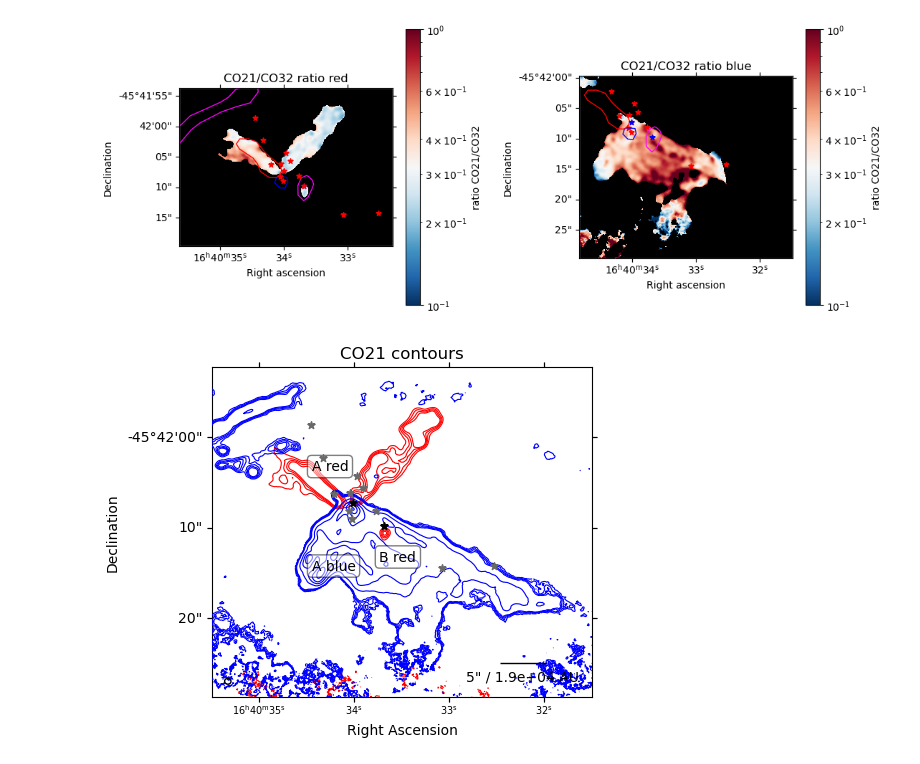
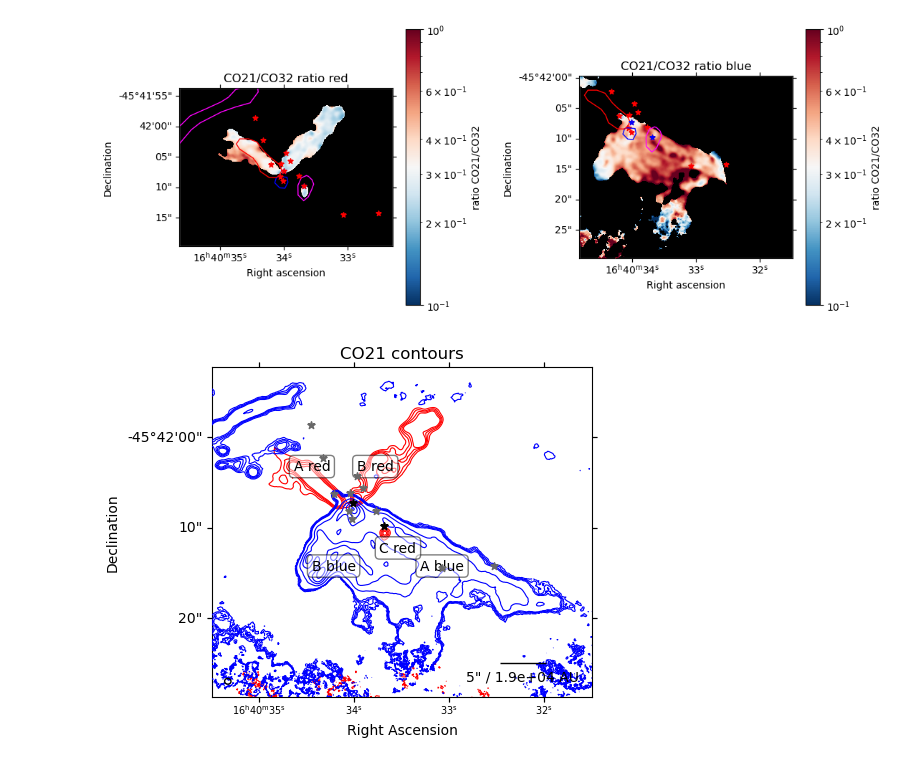
Before and after one commit to femkeballieux/master_project_2, a Jupyter notebook: code/LTERadtrans_RotDiagram_G338.93.ipynb, the cells around one changed output. Cells and saved outputs as stored; diff of their text form; code cells hidden in the pictures.

```diff
--- a/code/LTERadtrans_RotDiagram_G338.93.ipynb
+++ b/code/LTERadtrans_RotDiagram_G338.93.ipynb
@@ -631,34 +631,36 @@ ax.contour(B6_blue_clip.value, levels=contourlevels_blue, colors='blue', linewid
 # Set the limits for zooming
 ax.set_xlim(340,760)
 ax.set_ylim(10,375)
 
 
 
 # Add labels
 ax.set_xlabel('Right Ascension')
 ax.set_ylabel('Declination')
 
 # Set the aspect ratio to be equal
 ax.set_aspect('equal')
 
-plt.text(450,260, 'A red', bbox=dict(facecolor='white', edgecolor='black', boxstyle='round', alpha=0.5))
-plt.text(450,150, 'A blue', bbox=dict(facecolor='white', edgecolor='black', boxstyle='round', alpha=0.5))
-plt.text(525,160, 'B red', bbox=dict(facecolor='white', edgecolor='black', boxstyle='round', alpha=0.5))
+plt.text(430,260, 'A red', bbox=dict(facecolor='white', edgecolor='black', boxstyle='round', alpha=0.5))
+plt.text(570,150, 'A blue', bbox=dict(facecolor='white', edgecolor='black', boxstyle='round', alpha=0.5))
+plt.text(500,260, 'B red', bbox=dict(facecolor='white', edgecolor='black', boxstyle='round', alpha=0.5))
+plt.text(450,150, 'B blue', bbox=dict(facecolor='white', edgecolor='black', boxstyle='round', alpha=0.5))
+plt.text(525,170, 'C red', bbox=dict(facecolor='white', edgecolor='black', boxstyle='round', alpha=0.5))
 
 
 v.add_beam(ax=ax,major=beam_major, minor=beam_minor, angle=beam_pa, color='none', edgecolor='black')
 ax.tick_params(axis='x', labelsize=7)
 v.add_scalebar(ax, length=5*u.arcsec, label=f"5\" / {((5*u.arcsec).to(u.rad)*d.to(u.au)).value:.2} AU")
 
 ax.scatter(all_cores_coords.ra, all_cores_coords.dec, transform=ax.get_transform('fk5'), s=30,
               color='dimgrey', marker='*', label='All cores', zorder=10)
 
 ax.scatter(hot_cores_RA, hot_cores_DEC, transform=ax.get_transform('fk5'), s=30,
            color='black', marker='*', label='Hot cores', zorder=100)
 
 # Show the plot
 plt.tight_layout()
 
 plt.savefig(path+'plots/CO21_contours_'+source_name+'.png', dpi=500, bbox_inches='tight')
 # %% [output]
-[figure, old version]
+[figure, new version]
```
Also changed, not shown: 2 other files.
